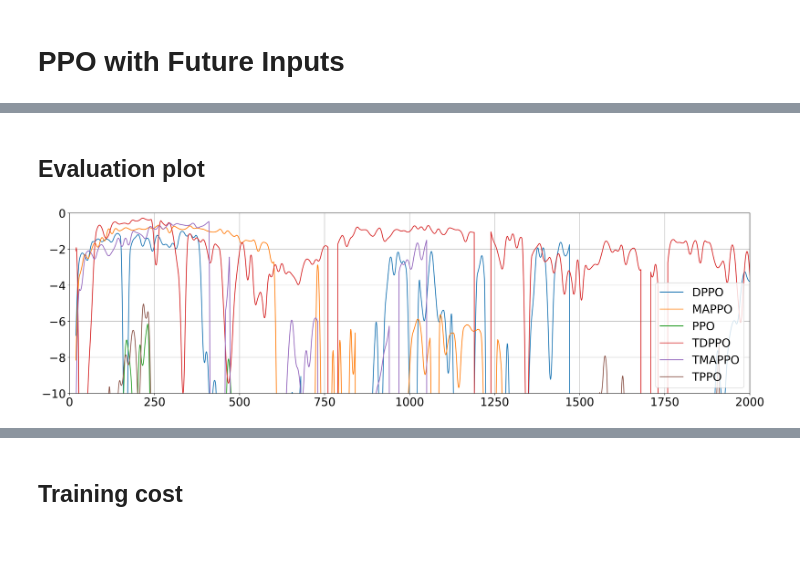
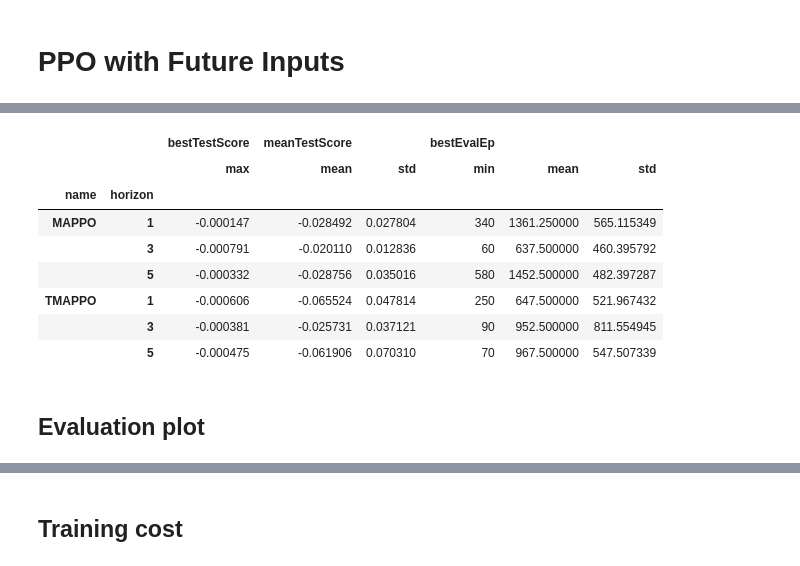
Before and after one commit to JuanPedroGHM/TestRLFrameworkPleaseIgnore, a Jupyter notebook: notebooks/clutchResults_0.ipynb, the cells around one changed output, grey strips where cells are left out. Drawn from its saved outputs; the diff is of its cells as text; code cells hidden in the pictures.

```diff
--- a/notebooks/clutchResults_0.ipynb
+++ b/notebooks/clutchResults_0.ipynb
@@ -184,14 +144,14 @@ compTableDF
+# %%
+compHorizonDF.loc[['MAPPO', 'TMAPPO']].style.apply(highlight)
+# %% [output]
+|  |  | bestTestScore | meanTestScore |  | bestEvalEp |  |  |
+|  |  | max | mean | std | min | mean | std |
+| name | horizon |  |  |  |  |  |  |
+| MAPPO | 1 | -0.000147 | -0.028492 | 0.027804 | 340 | 1361.250000 | 565.115349 |
+|  | 3 | -0.000791 | -0.020110 | 0.012836 | 60 | 637.500000 | 460.395792 |
+|  | 5 | -0.000332 | -0.028756 | 0.035016 | 580 | 1452.500000 | 482.397287 |
+| TMAPPO | 1 | -0.000606 | -0.065524 | 0.047814 | 250 | 647.500000 | 521.967432 |
+|  | 3 | -0.000381 | -0.025731 | 0.037121 | 90 | 952.500000 | 811.554945 |
+|  | 5 | -0.000475 | -0.061906 | 0.070310 | 70 | 967.500000 | 547.507339 |
 # %% [markdown]
 ## Evaluation plot
-# %%
-meanDF = pd.concat([expDF, evalRewardDF], axis=1, join='inner').groupby('name').mean().drop(['iteration', 'bestEvalEp'], axis=1)
-stdDF = pd.concat([expDF, evalRewardDF], axis=1, join='inner').groupby('name').std().drop(['iteration', 'bestEvalEp'], axis=1)
-fig = plt.figure(figsize=(20, 6))
-plt.plot(meanDF.T.interpolate(method='linear').rolling(10).mean())
-plt.xlim((0, 2e3))
-plt.ylim((-1e1, 0))
-plt.legend(['DPPO', 'MAPPO', 'PPO', 'TDPPO', 'TMAPPO', 'TPPO'])
-plt.grid()
-fig
-# %% [output]
-[figure, removed]
```
Also changed, not shown: parts of 15 cells of this notebook.
